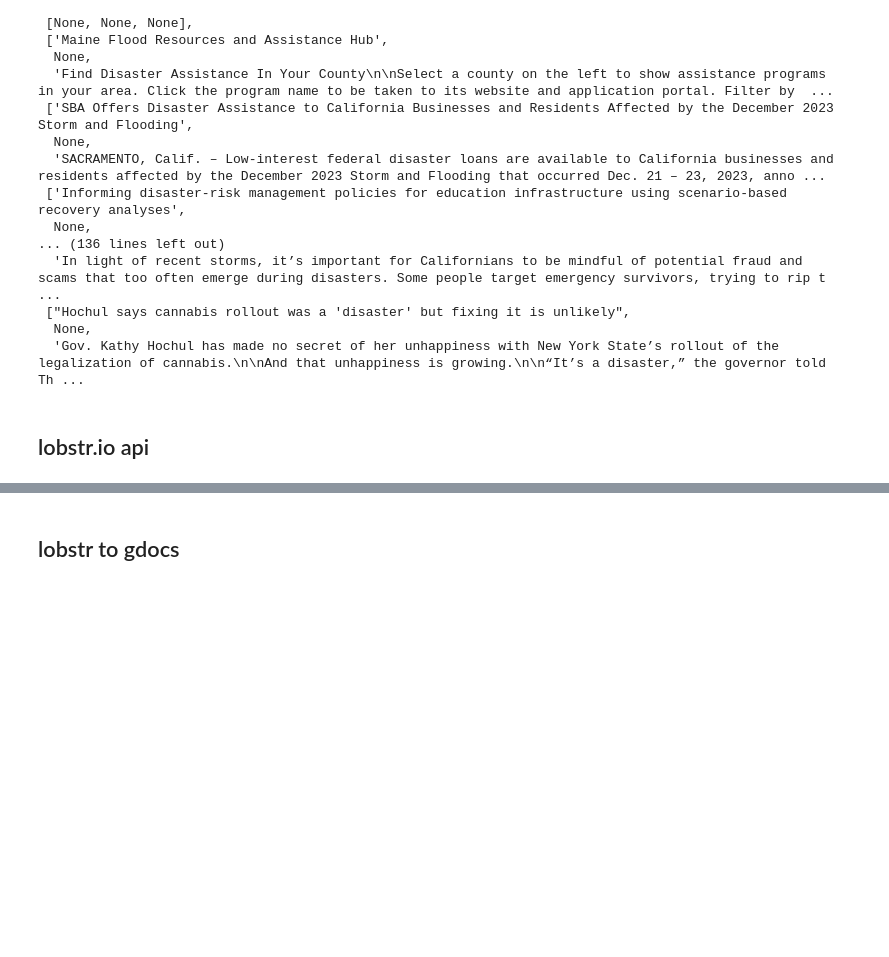
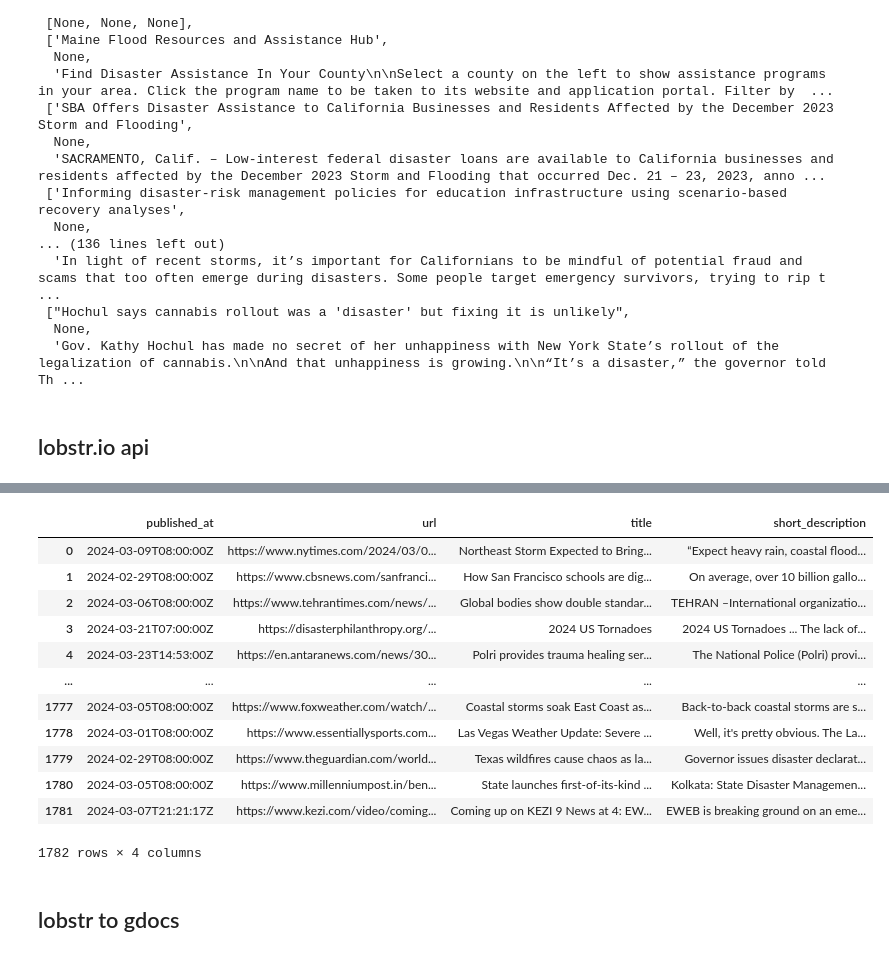
Before and after one commit to dcolinmorgan/DOTS, a Jupyter notebook: DOTS/dots_feat.ipynb, the cells around one changed output, grey strips where cells are left out. Saved outputs shown, nothing was run; the diff lists cells and outputs as text; code cells hidden in the pictures; blank space fills up the shorter version.

Commit message:
lobstr api data pull

```diff
--- a/DOTS/dots_feat.ipynb
+++ b/DOTS/dots_feat.ipynb
@@ -690,0 +650,23 @@ response.json()
+# %%
+
+!curl 'https://api.lobstr.io/v1/runs?page=1&page_size=3000' \
+    -H 'Accept: application/json' \
+    -H "Authorization: Token $lobstr_key" \
+    -o 'input/runs.json'
+
+with open("input/runs.json", 'r') as f:
+    runs = json.load(f)
+juns=pd.DataFrame(runs['data'])
+AA=juns[['id','cluster','total_unique_results']]
+latest_success_run = AA.loc[AA['total_unique_results'].ne(0).idxmax()]
+
+!curl 'https://api.lobstr.io/v1/results?cluster=8de6e1bbf33f47b8bce451075b883252&run={latest_success_run['id']}&page=1&page_size=3000' \
+    -H 'Accept: application/json' \
+    -H "Authorization: Token $lobstr_key" \
+    -o 'input/lobstr_results.json'
+
+with open("input/lobstr_results.json", 'r') as f:
+    data = json.load(f)
+
+jata=pd.DataFrame(data['data'])
+jata[['published_at','url','title','short_description']]
@@ -691,3 +680,23 @@ response.json()
+# %%
+with open("input/lobstr_results.json", 'r') as f:
+    data = json.load(f)
+
+jata=pd.DataFrame(data['data'])
+jata[['published_at','url','title','short_description']]
+# %% [output]
+|  | published_at | url | title | short_description |
+| 0 | 2024-03-09T08:00:00Z | https://www.nytimes.com/2024/03/0... | Northeast Storm Expected to Bring... | “Expect heavy rain, coastal flood... |
+| 1 | 2024-02-29T08:00:00Z | https://www.cbsnews.com/sanfranci... | How San Francisco schools are dig... | On average, over 10 billion gallo... |
+| 2 | 2024-03-06T08:00:00Z | https://www.tehrantimes.com/news/... | Global bodies show double standar... | TEHRAN –International organizatio... |
+| 3 | 2024-03-21T07:00:00Z | https://disasterphilanthropy.org/... | 2024 US Tornadoes | 2024 US Tornadoes ... The lack of... |
+| 4 | 2024-03-23T14:53:00Z | https://en.antaranews.com/news/30... | Polri provides trauma healing ser... | The National Police (Polri) provi... |
+| ... | ... | ... | ... | ... |
+| 1777 | 2024-03-05T08:00:00Z | https://www.foxweather.com/watch/... | Coastal storms soak East Coast as... | Back-to-back coastal storms are s... |
+| 1778 | 2024-03-01T08:00:00Z | https://www.essentiallysports.com... | Las Vegas Weather Update: Severe ... | Well, it's pretty obvious. The La... |
+| 1779 | 2024-02-29T08:00:00Z | https://www.theguardian.com/world... | Texas wildfires cause chaos as la... | Governor issues disaster declarat... |
+| 1780 | 2024-03-05T08:00:00Z | https://www.millenniumpost.in/ben... | State launches first-of-its-kind ... | Kolkata: State Disaster Managemen... |
+| 1781 | 2024-03-07T21:21:17Z | https://www.kezi.com/video/coming... | Coming up on KEZI 9 News at 4: EW... | EWEB is breaking ground on an eme... |
+1782 rows × 4 columns
 # %% [markdown]
 ## lobstr to gdocs
 # %%
```
Also changed, not shown: parts of 15 cells of this notebook, 6 other files.
